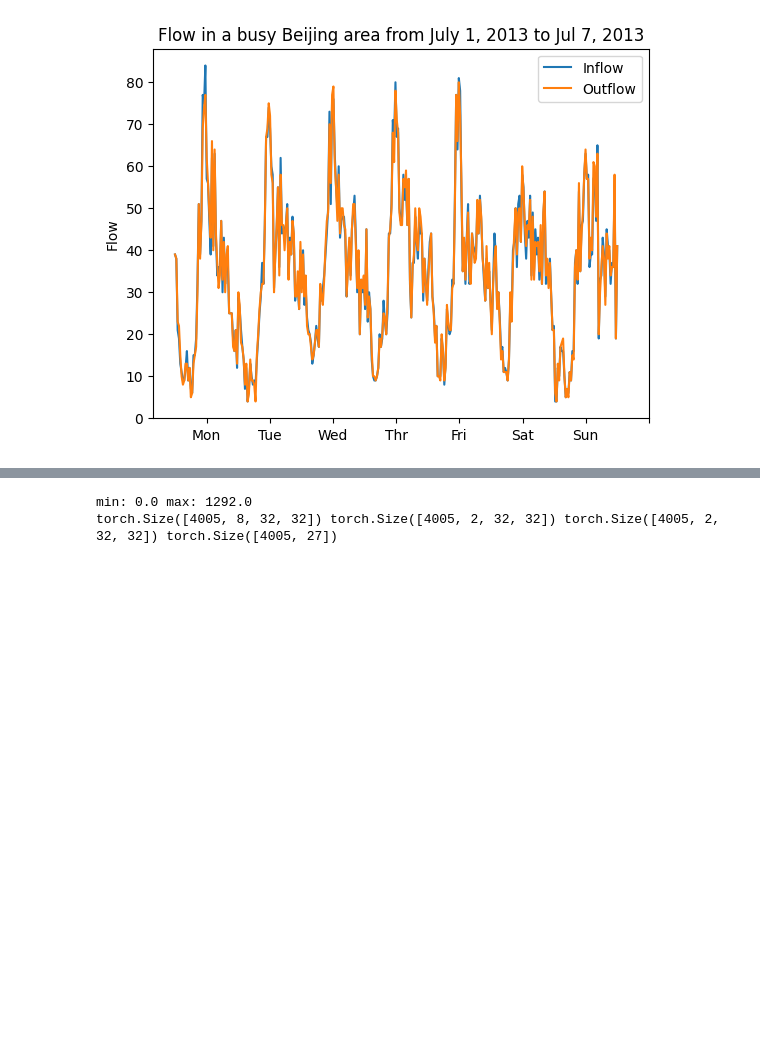
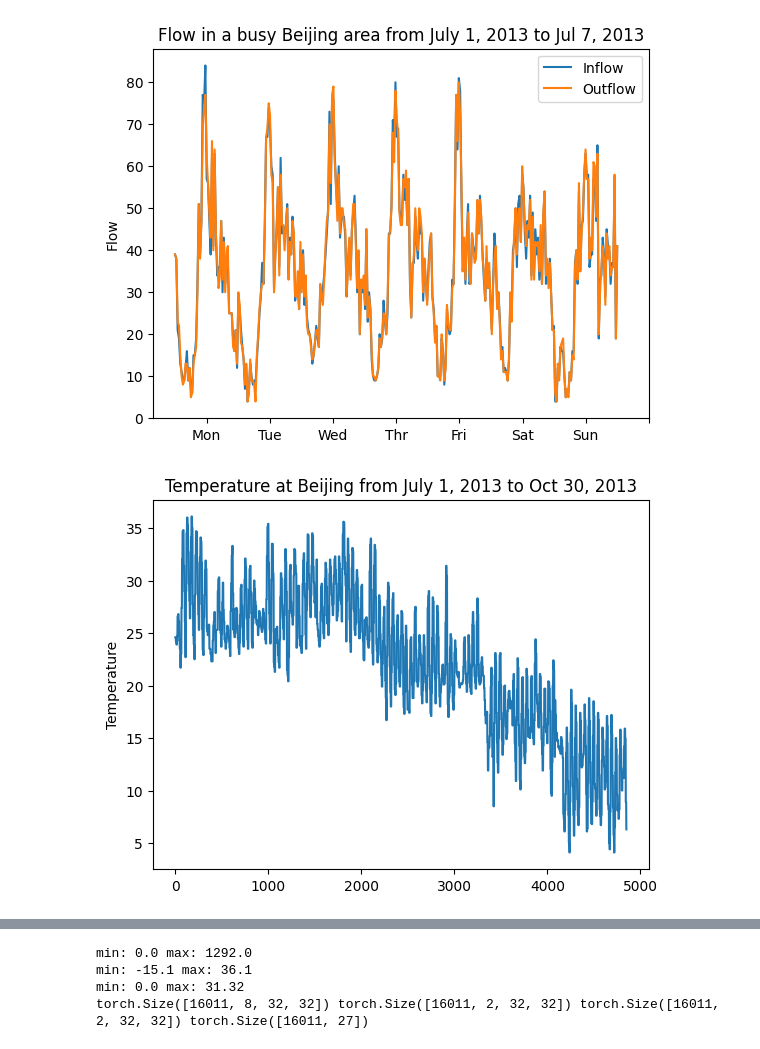
Before and after one commit to prabinrath/Traffic-Flow-Prediction, a Jupyter notebook: TaxiBJ.ipynb, the cells around one changed output, grey strips where cells are left out. Drawn from its saved outputs; the diff is of its cells as text; code cells hidden in the pictures; blank space fills up the shorter version.

```diff
--- a/TaxiBJ.ipynb
+++ b/TaxiBJ.ipynb
@@ -6,25 +6,42 @@ import time
 # %%
 flow2013 = np.load('./Datasets/TaxiBJ/TaxiBJ2013.npy')
 # flow2014 = np.load('./Datasets/TaxiBJ/TaxiBJ2014.npy')
 # flow2015 = np.load('./Datasets/TaxiBJ/TaxiBJ2015.npy')
 # flow2016_1 = np.load('./Datasets/TaxiBJ/TaxiBJ2016_1.npy')
 # flow2016_2 = np.load('./Datasets/TaxiBJ/TaxiBJ2016_2.npy')
 # flow2016 = np.vstack((flow2016_1, flow2016_2))
 ext2013 = np.load('./Datasets/TaxiBJ/TaxiBJext2013.npy')
 # ext2014 = np.load('./Datasets/TaxiBJ/TaxiBJext2014.npy')
 # ext2015 = np.load('./Datasets/TaxiBJ/TaxiBJext2015.npy')
 # ext2016 = np.load('./Datasets/TaxiBJ/TaxiBJext2016.npy')
 x, y = 10, 10
 fig = plt.figure()
 in_flow = flow2013[24*2*7*0:24*2*7*1,0,x,y]
 out_flow = flow2013[24*2*7*0:24*2*7*1,1,x,y]
 t = np.linspace(1, 168*2, num=168*2)
 plt.plot(t,in_flow,label='Inflow')
 plt.plot(t,out_flow,label='Outflow')
 plt.xticks(np.linspace(1+12*2, (168+12)*2, num=8),['Mon','Tue','Wed','Thr','Fri','Sat','Sun',''])
 plt.title('Flow in a busy Beijing area from July 1, 2013 to Jul 7, 2013')
 plt.ylabel('Flow')
 plt.legend(loc='upper right')
 plt.show()
+
+fig = plt.figure()
+temp = ext2013[:,8]
+t = np.linspace(1, temp.shape[0], num=temp.shape[0])
+plt.plot(t,temp)
+plt.title('Temperature at Beijing from July 1, 2013 to Oct 30, 2013')
+plt.ylabel('Temperature')
+plt.show()
+
+fig = plt.figure()
+wspeed = ext2013[:,9]
+t = np.linspace(1, wspeed.shape[0], num=wspeed.shape[0])
+plt.plot(t,wspeed)
+plt.title('Wind speed at Beijing from July 1, 2013 to Oct 30, 2013')
+plt.ylabel('Wind speed')
+plt.show()
 # %% [output]
 [figure]
+[figure, added]
@@ -120,23 +134,44 @@ class TaxiBJDataset(Dataset):
         ext2014 = np.load(path+'TaxiBJext2014.npy')
         ext2015 = np.load(path+'TaxiBJext2015.npy')
         ext2016 = np.load(path+'TaxiBJext2016.npy')
-        self.mmn = MinMaxNormalization()
-        self.mmn.fit(np.vstack((flow2013, flow2014, flow2015, flow2016)))
+
+        self.mmn_flow = MinMaxNormalization()
+        self.mmn_flow.fit(np.vstack((flow2013, flow2014, flow2015, flow2016)))
+        self.mmn_temp = MinMaxNormalization_01()
+        self.mmn_temp.fit(np.hstack((ext2013[:,8], ext2014[:,8], ext2015[:,8], ext2016[:,8])))
+        self.mmn_wind = MinMaxNormalization_01()
+        self.mmn_wind.fit(np.hstack((ext2013[:,9], ext2014[:,9], ext2015[:,9], ext2016[:,9])))
+
+        flow2013 = self.mmn_flow.transform(flow2013)
+        flow2014 = self.mmn_flow.transform(flow2014)
+        flow2015 = self.mmn_flow.transform(flow2015)
+        flow2016 = self.mmn_flow.transform(flow2016)
+
+        ext2013[:,8] = self.mmn_temp.transform(ext2013[:,8])[:]
+        ext2014[:,8] = self.mmn_temp.transform(ext2014[:,8])[:]
+        ext2015[:,8] = self.mmn_temp.transform(ext2015[:,8])[:]
+        ext2016[:,8] = self.mmn_temp.transform(ext2016[:,8])[:]
+
+        ext2013[:,9] = self.mmn_wind.transform(ext2013[:,9])[:]
+        ext2014[:,9] = self.mmn_wind.transform(ext2014[:,9])[:]
+        ext2015[:,9] = self.mmn_wind.transform(ext2015[:,9])[:]
+        ext2016[:,9] = self.mmn_wind.transform(ext2016[:,9])[:]
+
         if train:
-            _, self.x_c, self.x_p, self.x_t, self.x_e, self.y, _, _, _, _, _ = get_taxibj_data(flow2013,ext2013,n_closeness,n_period,n_trend,tt_split, mmn=self.mmn)
-            _, x_c_, x_p_, x_t_, x_e_, y_, _, _, _, _, _ = get_taxibj_data(flow2014,ext2014,n_closeness,n_period,n_trend,tt_split, mmn=self.mmn)
+            _, self.x_c, self.x_p, self.x_t, self.x_e, self.y, _, _, _, _, _ = get_taxibj_data(flow2013,ext2013,n_closeness,n_period,n_trend,tt_split)
+            _, x_c_, x_p_, x_t_, x_e_, y_, _, _, _, _, _ = get_taxibj_data(flow2014,ext2014,n_closeness,n_period,n_trend,tt_split)
             self.stack_data(x_c_, x_p_, x_t_, x_e_, y_)
-            _, x_c_, x_p_, x_t_, x_e_, y_, _, _, _, _, _ = get_taxibj_data(flow2015,ext2015,n_closeness,n_period,n_trend,tt_split, mmn=self.mmn)
+            _, x_c_, x_p_, x_t_, x_e_, y_, _, _, _, _, _ = get_taxibj_data(flow2015,ext2015,n_closeness,n_period,n_trend,tt_split)
             self.stack_data(x_c_, x_p_, x_t_, x_e_, y_)
-            _, x_c_, x_p_, x_t_, x_e_, y_, _, _, _, _, _ = get_taxibj_data(flow2016,ext2016,n_closeness,n_period,n_trend,tt_split, mmn=self.mmn)
+            _, x_c_, x_p_, x_t_, x_e_, y_, _, _, _, _, _ = get_taxibj_data(flow2016,ext2016,n_closeness,n_period,n_trend,tt_split)
             self.stack_data(x_c_, x_p_, x_t_, x_e_, y_)
         else:
-            _, _, _, _, _, _, self.x_c, self.x_p, self.x_t, self.x_e, self.y = get_taxibj_data(flow2013,ext2013,n_closeness,n_period,n_trend,tt_split, mmn=self.mmn)
-            _, _, _, _, _, _, x_c_, x_p_, x_t_, x_e_, y_ = get_taxibj_data(flow2014,ext2014,n_closeness,n_period,n_trend,tt_split, mmn=self.mmn)
+            _, _, _, _, _, _, self.x_c, self.x_p, self.x_t, self.x_e, self.y = get_taxibj_data(flow2013,ext2013,n_closeness,n_period,n_trend,tt_split)
+            _, _, _, _, _, _, x_c_, x_p_, x_t_, x_e_, y_ = get_taxibj_data(flow2014,ext2014,n_closeness,n_period,n_trend,tt_split)
             self.stack_data(x_c_, x_p_, x_t_, x_e_, y_)
-            _, _, _, _, _, _, x_c_, x_p_, x_t_, x_e_, y_ = get_taxibj_data(flow2015,ext2015,n_closeness,n_period,n_trend,tt_split, mmn=self.mmn)
+            _, _, _, _, _, _, x_c_, x_p_, x_t_, x_e_, y_ = get_taxibj_data(flow2015,ext2015,n_closeness,n_period,n_trend,tt_split)
             self.stack_data(x_c_, x_p_, x_t_, x_e_, y_)
-            _, _, _, _, _, _, x_c_, x_p_, x_t_, x_e_, y_ = get_taxibj_data(flow2016,ext2016,n_closeness,n_period,n_trend,tt_split, mmn=self.mmn)
+            _, _, _, _, _, _, x_c_, x_p_, x_t_, x_e_, y_ = get_taxibj_data(flow2016,ext2016,n_closeness,n_period,n_trend,tt_split)
             self.stack_data(x_c_, x_p_, x_t_, x_e_, y_)
         self.dataset_len = self.y.shape[0]
         self.y = torch.tensor(self.y, device=torch.device(device)).float()
@@ -160,7 +195,9 @@ class TaxiBJDataset(Dataset):
     def __getitem__(self, idx):
         return self.x_c[idx], self.x_p[idx], self.x_t[idx], self.x_e[idx], self.y[idx]
 
-bikenyc_dataset = TaxiBJDataset('./Datasets/TaxiBJ/',4,1,1,0.8,False)
+bikenyc_dataset = TaxiBJDataset('./Datasets/TaxiBJ/',4,1,1,0.8,True)
 # %% [output]
 min: 0.0 max: 1292.0
-torch.Size([4005, 8, 32, 32]) torch.Size([4005, 2, 32, 32]) torch.Size([4005, 2, 32, 32]) torch.Size([4005, 27])
+min: -15.1 max: 36.1
+min: 0.0 max: 31.32
+torch.Size([16011, 8, 32, 32]) torch.Size([16011, 2, 32, 32]) torch.Size([16011, 2, 32, 32]) torch.Size([16011, 27])
```
Also changed, not shown: parts of 3 cells of this notebook, 7 other files.
